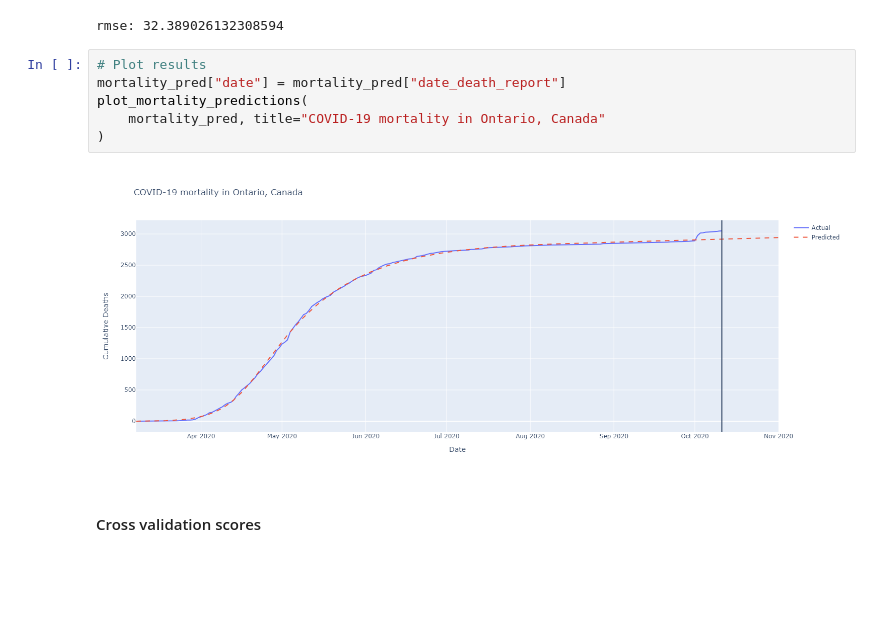
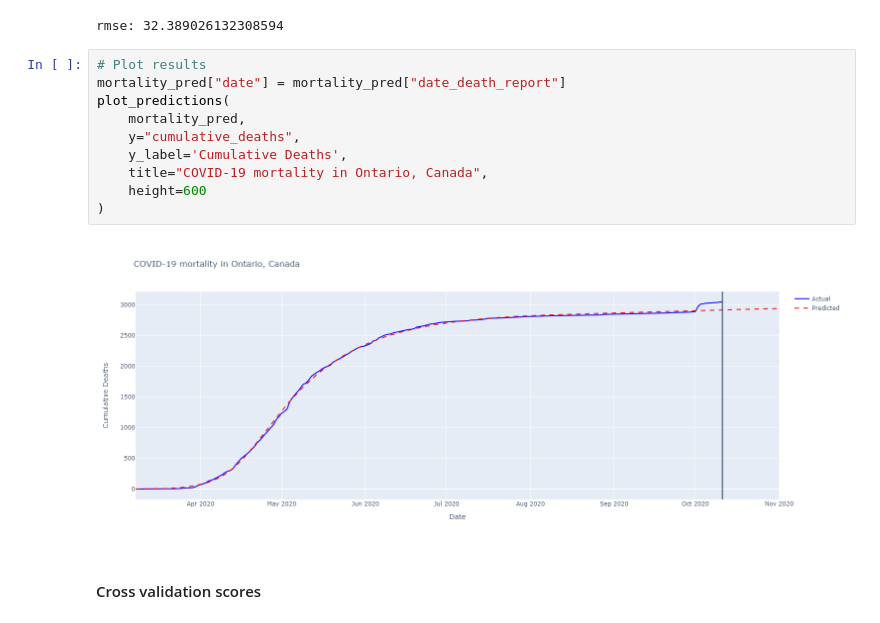
Before and after one commit to Quang-Vinh/covid-prediction, a Jupyter notebook: notebooks/seir-model.ipynb, the cells around one changed output. Cells and saved outputs as stored; diff of their text form; blank space fills up the shorter version.

```diff
--- a/notebooks/seir-model.ipynb
+++ b/notebooks/seir-model.ipynb
@@ -253,11 +250,15 @@ rmse: 32.389026132308594
 # %%
 # Plot results
 mortality_pred["date"] = mortality_pred["date_death_report"]
-plot_mortality_predictions(
-    mortality_pred, title="COVID-19 mortality in Ontario, Canada"
+plot_predictions(
+    mortality_pred,
+    y="cumulative_deaths",
+    y_label='Cumulative Deaths',
+    title="COVID-19 mortality in Ontario, Canada",
+    height=600
 )
 # %% [output]
-[figure, old version]
+[figure, new version]
 # %% [markdown]
 #### Cross validation scores
 # %%
```
Also changed, not shown: parts of 2 cells of this notebook, 4 other files.
